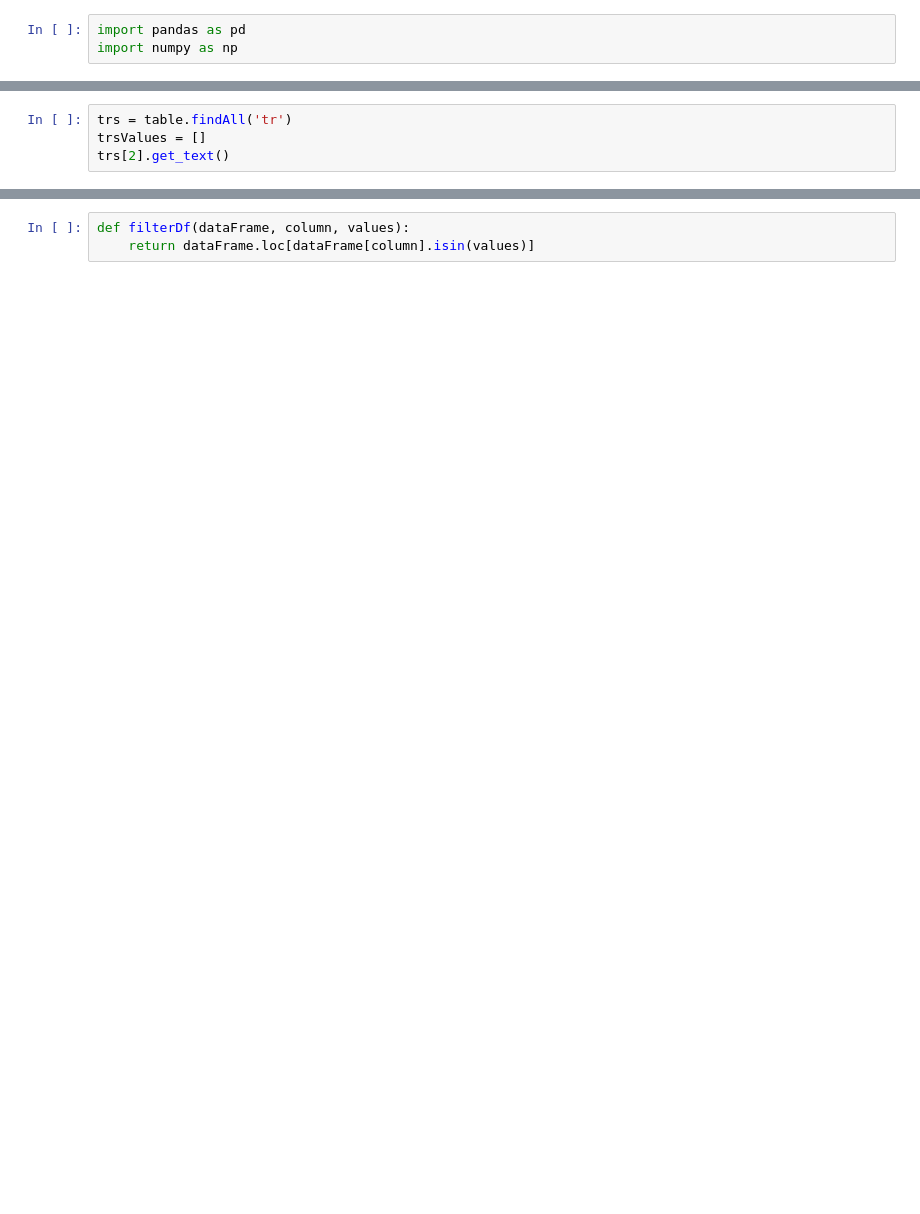
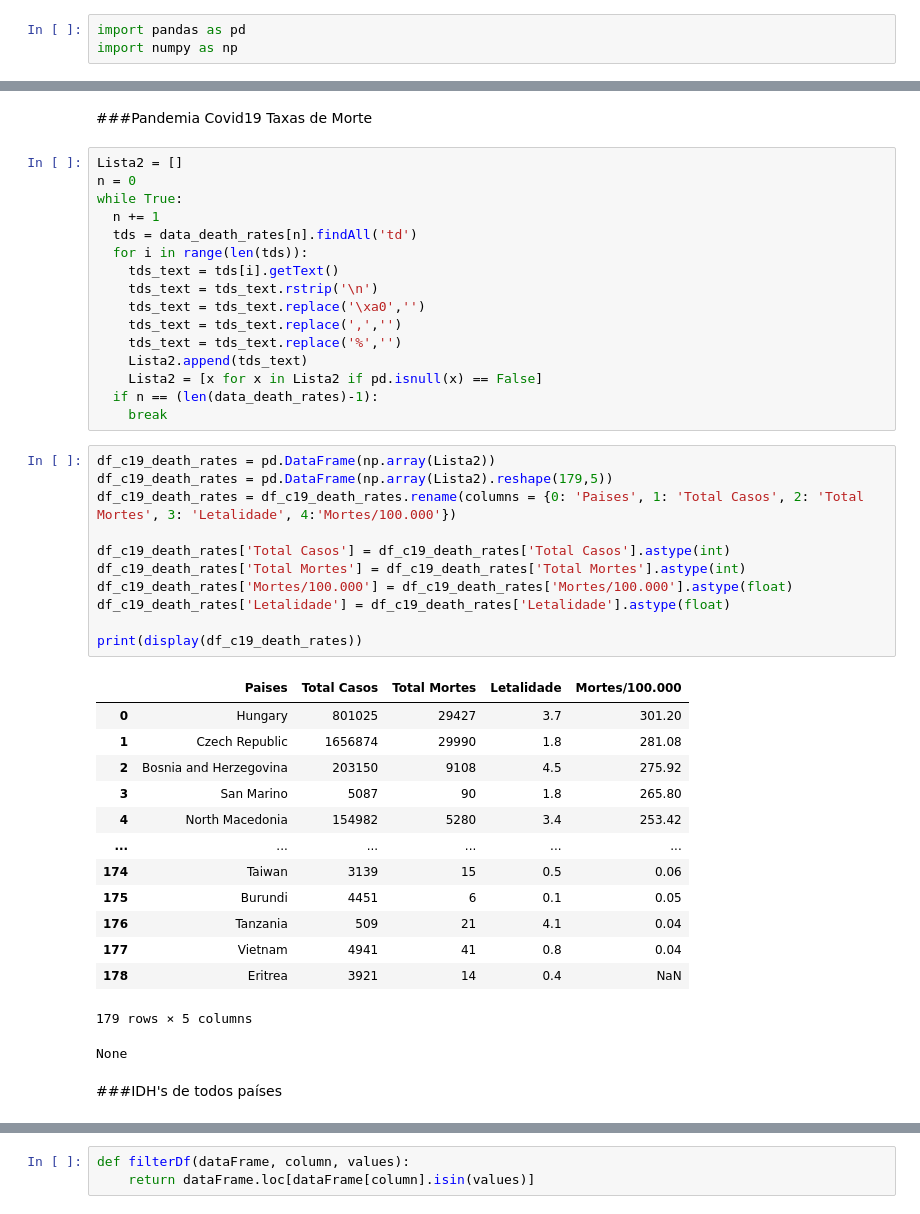
Before and after one commit to guidsantos/analyzeCovidTotalCases, a Jupyter notebook: index.ipynb, the cells around one changed output, grey strips where cells are left out. Drawn from its saved outputs; the diff is of its cells as text; blank space fills up the shorter version.

```diff
--- a/index.ipynb
+++ b/index.ipynb
@@ -19,4 +34,0 @@ table = soup.find("div", id="covid-19-pandemic-data")
-# %%
-trs = table.findAll('tr')
-trsValues = []
-trs[2].get_text()
@@ -71,0 +147,46 @@ casesDF.describe()
+# %% [markdown]
+###Pandemia Covid19 Taxas de Morte
+# %%
+Lista2 = []
+n = 0
+while True:
+  n += 1
+  tds = data_death_rates[n].findAll('td')
+  for i in range(len(tds)):
+    tds_text = tds[i].getText()
+    tds_text = tds_text.rstrip('\n')
+    tds_text = tds_text.replace('\xa0','')
+    tds_text = tds_text.replace(',','')
+    tds_text = tds_text.replace('%','')
+    Lista2.append(tds_text)
+    Lista2 = [x for x in Lista2 if pd.isnull(x) == False]
+  if n == (len(data_death_rates)-1):
+    break
+# %%
+df_c19_death_rates = pd.DataFrame(np.array(Lista2))
+df_c19_death_rates = pd.DataFrame(np.array(Lista2).reshape(179,5))
+df_c19_death_rates = df_c19_death_rates.rename(columns = {0: 'Paises', 1: 'Total Casos', 2: 'Total Mortes', 3: 'Letalidade', 4:'Mortes/100.000'})
+
+df_c19_death_rates['Total Casos'] = df_c19_death_rates['Total Casos'].astype(int)
+df_c19_death_rates['Total Mortes'] = df_c19_death_rates['Total Mortes'].astype(int)
+df_c19_death_rates['Mortes/100.000'] = df_c19_death_rates['Mortes/100.000'].astype(float)
+df_c19_death_rates['Letalidade'] = df_c19_death_rates['Letalidade'].astype(float)
+
+print(display(df_c19_death_rates))
+# %% [output]
+|  | Paises | Total Casos | Total Mortes | Letalidade | Mortes/100.000 |
+| 0 | Hungary | 801025 | 29427 | 3.7 | 301.20 |
+| 1 | Czech Republic | 1656874 | 29990 | 1.8 | 281.08 |
+| 2 | Bosnia and Herzegovina | 203150 | 9108 | 4.5 | 275.92 |
+| 3 | San Marino | 5087 | 90 | 1.8 | 265.80 |
+| 4 | North Macedonia | 154982 | 5280 | 3.4 | 253.42 |
+| ... | ... | ... | ... | ... | ... |
+| 174 | Taiwan | 3139 | 15 | 0.5 | 0.06 |
+| 175 | Burundi | 4451 | 6 | 0.1 | 0.05 |
+| 176 | Tanzania | 509 | 21 | 4.1 | 0.04 |
+| 177 | Vietnam | 4941 | 41 | 0.8 | 0.04 |
+| 178 | Eritrea | 3921 | 14 | 0.4 | NaN |
+179 rows × 5 columns
+None
+# %% [markdown]
+###IDH's de todos países
```
Also changed, not shown: parts of 87 cells of this notebook.
